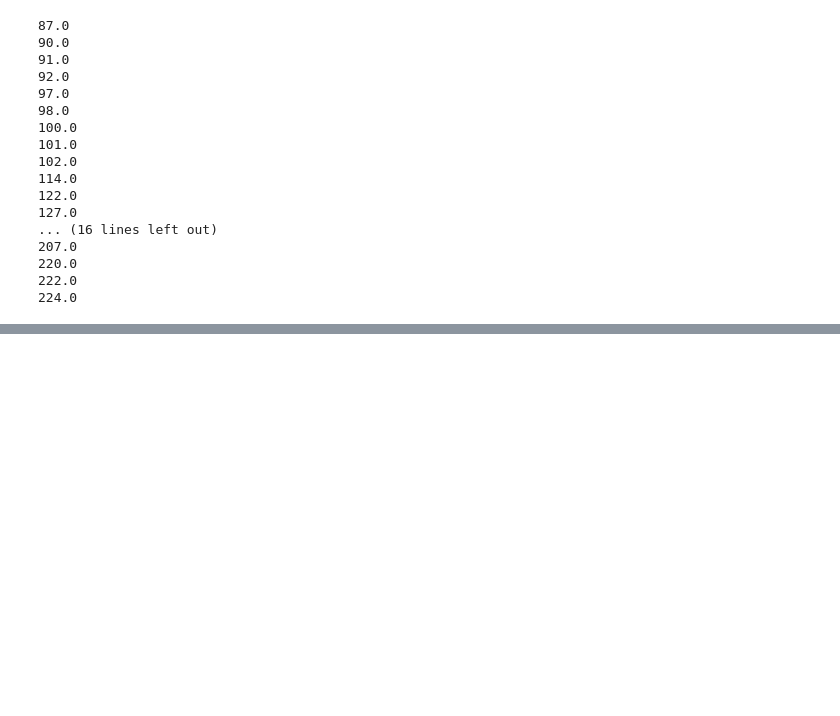
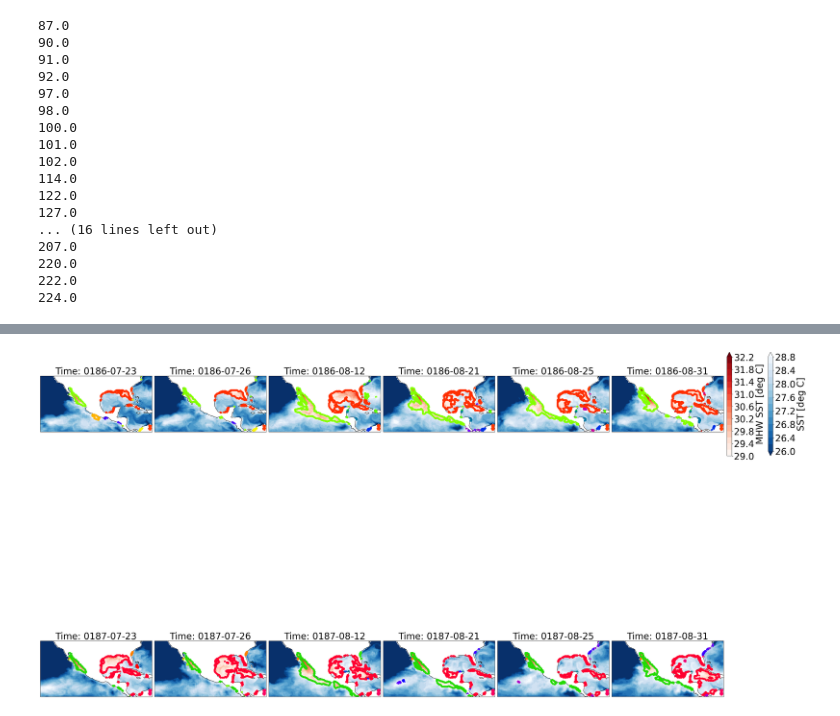
Before and after one commit to marianatorres4/WarmWaterMasses, a Jupyter notebook: notebooks/04a_visualize-SST-evolution.ipynb, the cells around one changed output, grey strips where cells are left out. Drawn from its saved outputs; the diff is of its cells as text; code cells hidden in the pictures; blank space fills up the shorter version.

```diff
--- a/notebooks/04a_visualize-SST-evolution.ipynb
+++ b/notebooks/04a_visualize-SST-evolution.ipynb
@@ -164,3 +182,82 @@ plt.show()
+# %%
+import matplotlib.pyplot as plt
+import matplotlib.cm as cm
+import numpy as np
+import cartopy.crs as ccrs
+
+# Extend all_days to include multiple years
+days_row1 = ['0186-07-23', '0186-07-26', '0186-08-12', '0186-08-21', '0186-08-25', '0186-08-31']
+days_row2 = ['0187-07-23', '0187-07-26', '0187-08-12', '0187-08-21', '0187-08-25', '0187-08-31']
+all_days = days_row1 + days_row2
+
+# Define colormap
+colormap = cm.get_cmap('prism', len(ids))
+
+# Calculate number of rows and columns for subplots
+num_plots = len(all_days)
+ncols = 6  # Fixed number of columns
+nrows = (num_plots + ncols - 1) // ncols  # Calculate rows dynamically
+
+fig, axes = plt.subplots(nrows=nrows, ncols=ncols, figsize=(35, 12 * nrows),
+                         subplot_kw={"projection": ccrs.PlateCarree()}, constrained_layout=True)
+axes = axes.flatten()  # Flatten axes for easier indexing
+
+for i, day in enumerate(all_days):
+    ax = axes[i]
+
+    # Access the SST data for the specific day
+    try:
+        sst_full = ds_region.tos.isel(time=ds_region.time.get_index("time").get_loc(day).start)
+    except KeyError:
+        print(f"Day {day} not found in dataset. Skipping.")
+        continue
+
+    s = sst_full.plot(
+        ax=ax, cmap="Blues_r", levels=np.arange(26, 29, 0.2), transform=ccrs.PlateCarree(), add_colorbar=False
+    )
+
+    mask_day = labels.isel(time=labels.time.get_index("time").get_loc(day).start)
+
+    for idx, id_val in enumerate(ids):
+        contour_color = colormap(idx / len(ids))
+
+        event_mask = mask_day.where(mask_day == id_val, drop=False)
+
+        if event_mask.notnull().any():
+            binary_mask = event_mask.notnull().astype(int)
+            binary_mask.plot.contour(
+                ax=ax, levels=[0.5], colors=[contour_color],
+                linewidths=6, transform=ccrs.PlateCarree()
+            )
+
+    mask_filtered = np.isin(mask_day, ids)
+    sst_masked = sst_full.where(mask_filtered, drop=False)
+
+    p = sst_masked.plot(
+        ax=ax, cmap='Reds', levels=np.arange(29, 32.2, 0.2),
+        transform=ccrs.PlateCarree(), add_colorbar=False
+    )
+
+    # ax.set_xlim(-98, -75)
+    # ax.set_ylim(18, 32)
+    ax.set_xlim([-130, -70])
+    ax.set_ylim([8, 38])
+    ax.set_title(f"Time: {day}", fontsize=30)
+    ax.coastlines(resolution="110m", color='k')
+
+# Add colorbars only for the first subplot
+scbar = fig.colorbar(s, ax=axes[:ncols], orientation='vertical', pad=0.005, shrink=0.4)
+scbar.ax.tick_params(labelsize=30)
+scbar.set_label('SST [deg C]', fontsize=30)
+cbar = fig.colorbar(p, ax=axes[:ncols], orientation='vertical', pad=0.005, shrink=0.4)
+cbar.ax.tick_params(labelsize=30)
+cbar.set_label('MHW SST [deg C]', fontsize=30)
+# fig.subplots_adjust(hspace=0.3)
+#fig.tight_layout(rect=[0, 0.002, 0.845, 1])
+# fig.subplots_adjust(hspace=0.4, wspace=0.2)
+plt.show()
+# %% [output]
+[figure, added]
 # %%
 # days_row1 = ['0186-07-23', '0186-07-26', '0186-08-12', '0186-08-21', '0186-08-25', '0186-08-31'] #0186-08-22
 # colormap = cm.get_cmap('prism', len(ids))
```
Also changed, not shown: parts of 6 cells of this notebook, 3 other files.
